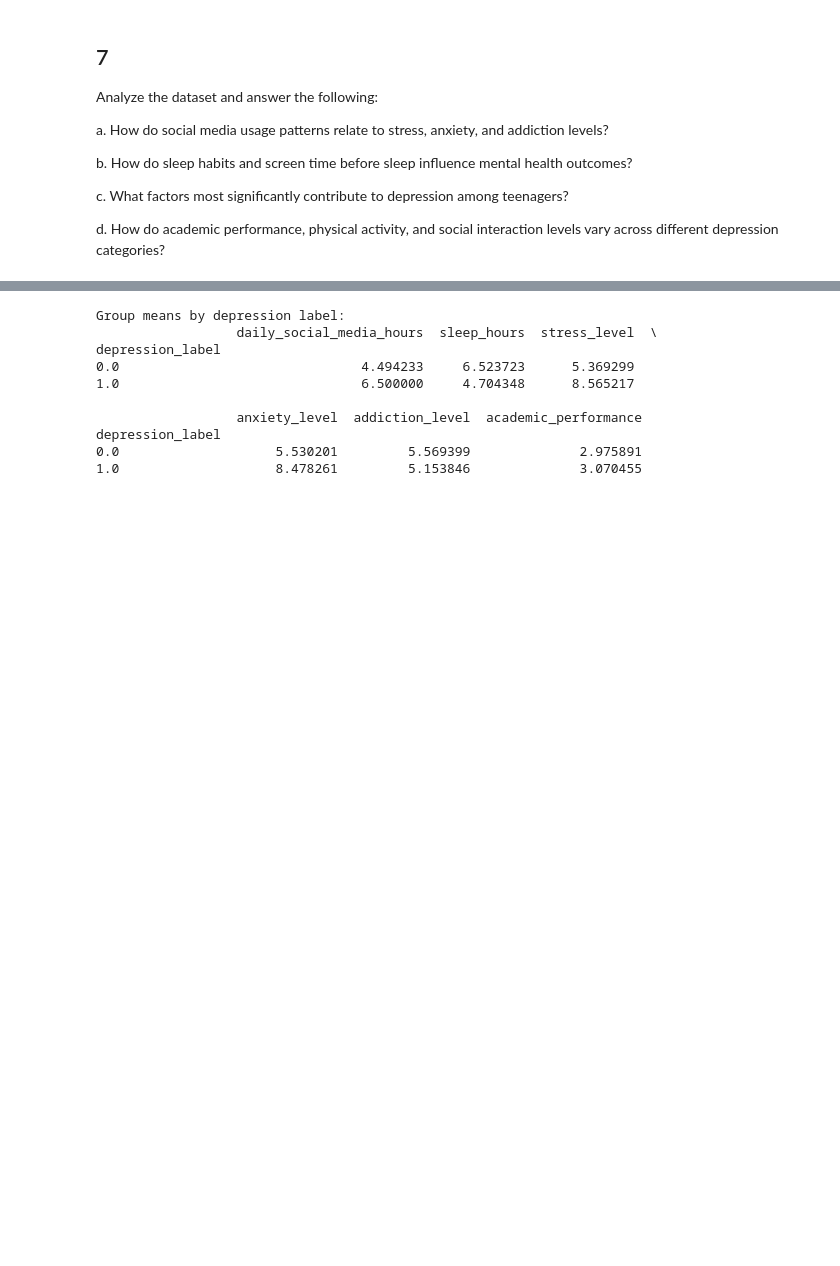
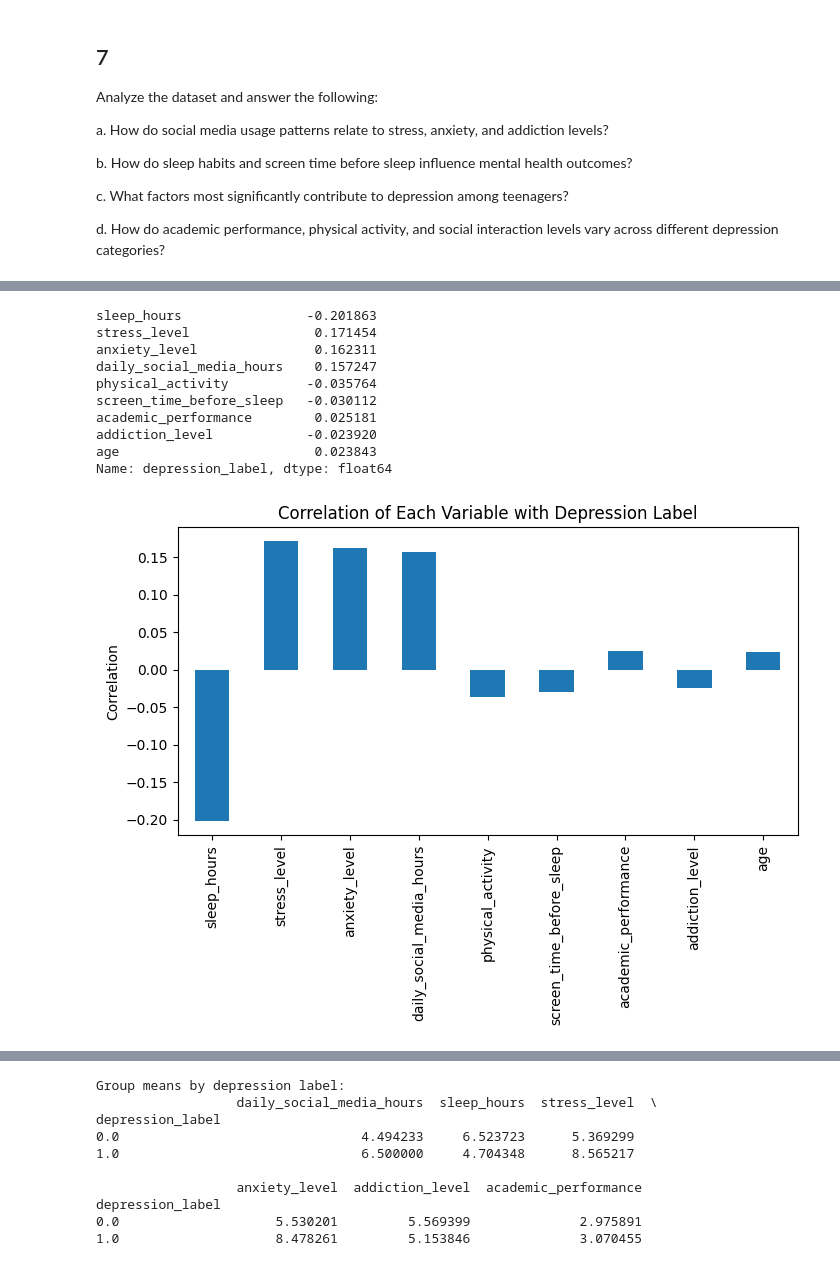
Before and after one commit to VarunSinghMCA/2547254-MCA-4th-Tri-ML, a Jupyter notebook: cia1/cia1.ipynb, the cells around one changed output, grey strips where cells are left out. Cells and saved outputs as stored; diff of their text form; code cells hidden in the pictures; blank space fills up the shorter version.

```diff
--- a/cia1/cia1.ipynb
+++ b/cia1/cia1.ipynb
@@ -287,0 +332,23 @@ d. How do academic performance, physical activity, and social interaction levels
+# %%
+# Correlate every numeric variable with depression_label, sort by strength
+num_cols = df.select_dtypes(include='number').columns
+depression_corr = df[num_cols].corr()['depression_label'].drop('depression_label')
+depression_corr = depression_corr.sort_values(key=abs, ascending=False)
+print(depression_corr)
+
+depression_corr.plot(kind='bar', figsize=(8,4))
+plt.title('Correlation of Each Variable with Depression Label')
+plt.ylabel('Correlation')
+plt.show()
+# %% [output]
+sleep_hours                -0.201863
+stress_level                0.171454
+anxiety_level               0.162311
+daily_social_media_hours    0.157247
+physical_activity          -0.035764
+screen_time_before_sleep   -0.030112
+academic_performance        0.025181
+addiction_level            -0.023920
+age                         0.023843
+Name: depression_label, dtype: float64
+[figure, added]
```
Also changed, not shown: parts of 3 cells of this notebook.
